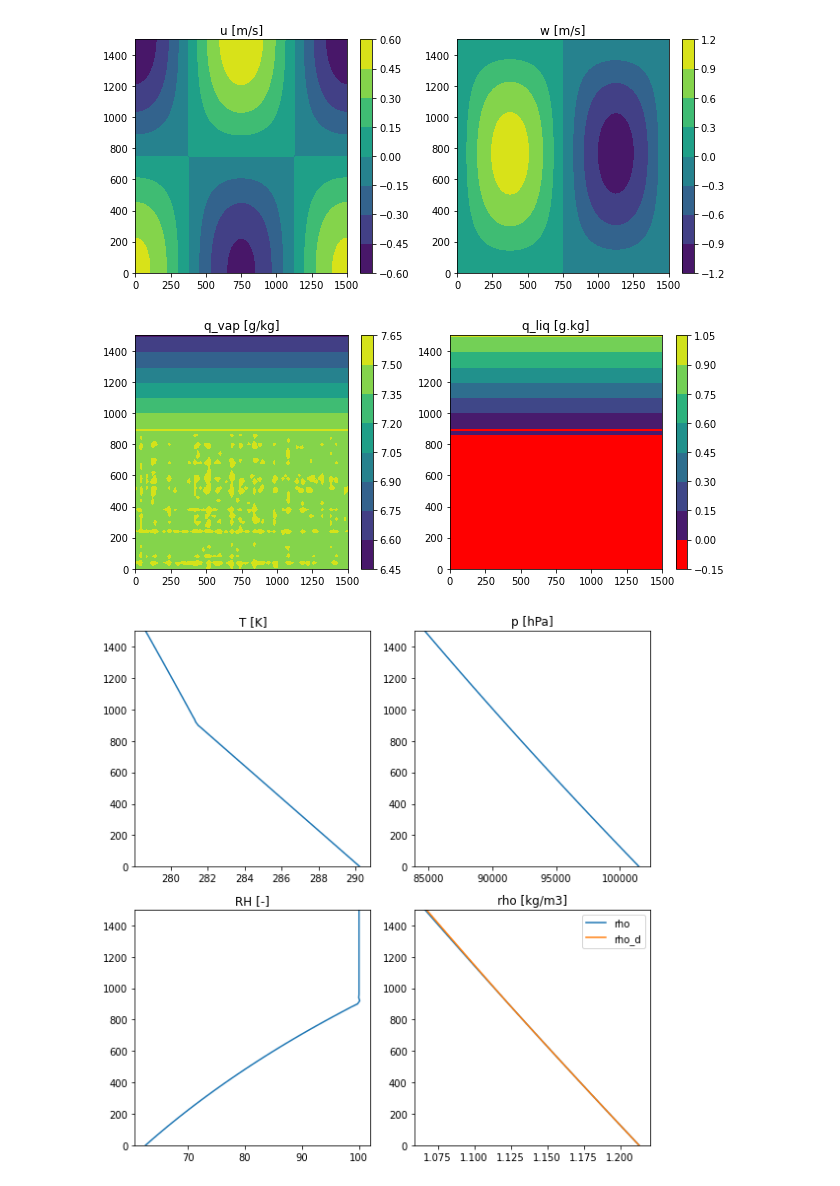
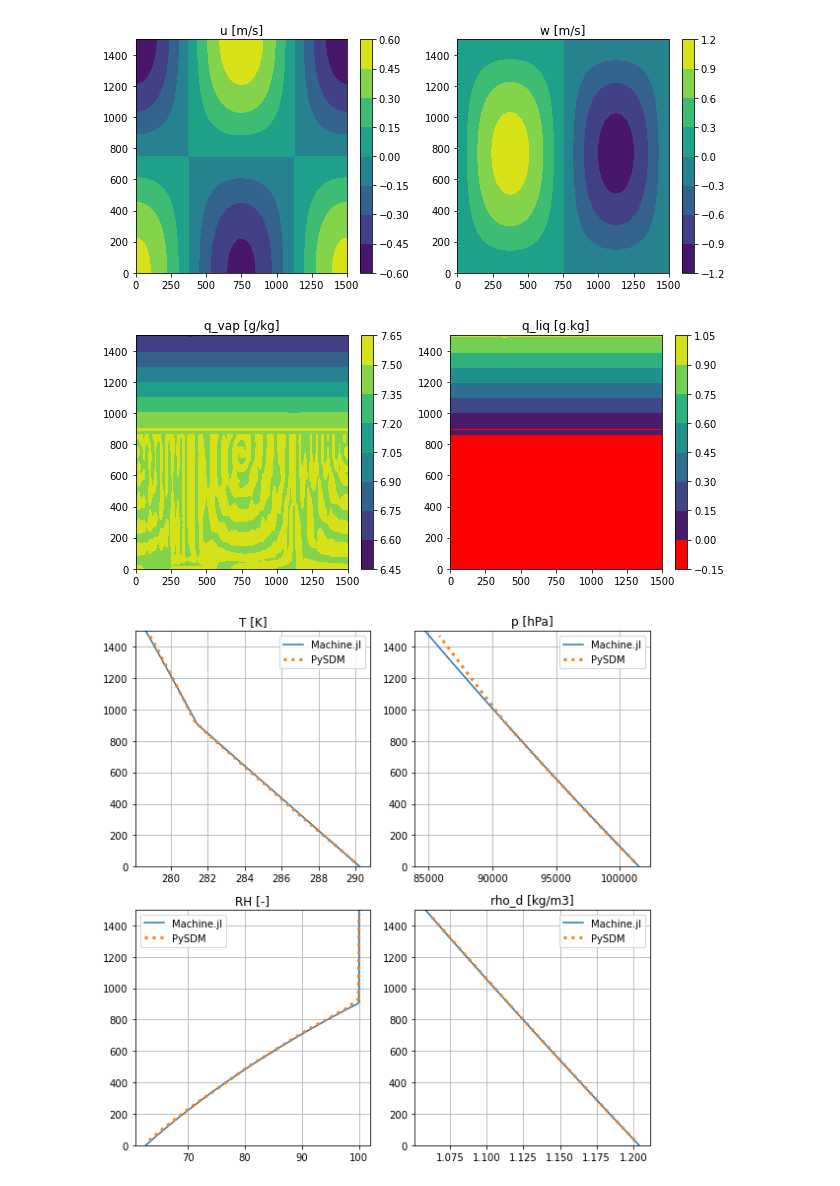
Before and after one commit to slayoo/PySDMachine.jl, a Jupyter notebook: vis/plot_CliMa.ipynb, the cells around one changed output. Saved outputs shown, nothing was run; the diff lists cells and outputs as text; code cells hidden in the pictures.

Commit message:
adding PySDM output file + first PySDM plots in plot_CliMa.ipynb

```diff
--- a/vis/plot_CliMa.ipynb
+++ b/vis/plot_CliMa.ipynb
@@ -36,12 +36,7 @@ def dry_density(rho, p, T, q_tot, q_vap, q_liq):
     Computes dry air density based on air density and water specific humidites.
     """
     q_dry = 1. - q_tot
-    q_vap[q_vap < 0.0] = 0.0
-    q_liq[q_liq < 0.0] = 0.0
-
-    # TODO - what should we do with the liquid water?
-    rho_d = (rho - p / Rd / T / (1/q_vap + 1/eps - 1.)) / q_dry
-
+    rho_d = q_dry * rho
     return rho_d
 # %%
 # read the data
@@ -69,7 +64,7 @@ data_dict = {}
 for var in vars:
     data_dict[var] = np.array(aux_data.variables[var][:])[:, :,  y_idx, :]
 # %%
-t_idx = 0 #[0, 1, ..., 6]
+t_idx = -1 #[0, 1, ..., 6]
 # %%
 # plot velocity field
 fig, axs = plt.subplots(1,2, figsize=(9, 4))
@@ -97,30 +92,42 @@ fig.colorbar(im2, ax=axs[1])
 plt.tight_layout()
 plt.show()
 # %% [output]
-[figure, old version]
+[figure, new version]
 # %%
-#plot initial profiles of T, p, RH, rho (TODO - should be dry density)
+pysdm_dataset = Dataset("../output/PySDM_ICMW_example_2020_10_18.nc", 'r')
+
 rho_d = dry_density(rho[: , :, :],\
                     data_dict["p"],\
                     data_dict["T"],\
                     data_dict["q_tot"],\
                     data_dict["q_vap"],\
                     data_dict["q_liq"])
 fig, axs = plt.subplots(2,2, figsize=(8, 8))
-im1 = axs[0, 0].plot(np.average(data_dict["T"][t_idx, :, :], axis=1), z)
-im2 = axs[0, 1].plot(np.average(data_dict["p"][t_idx, :, :], axis=1), z)
-im3 = axs[1, 0].plot(np.average(data_dict["RH"][t_idx, :, :], axis=1), z)
-im4 = axs[1, 1].plot(np.average(rho[t_idx, :, :], axis=1), z, label="rho")
-im4 = axs[1, 1].plot(np.average(rho_d[t_idx, :, :], axis=1), z, label="rho_d")
-axs[1, 1].legend()
+
+pysdm_common = {'label': 'PySDM', 'linestyle':':', 'linewidth':3}
+
+axs[0, 0].plot(np.average(data_dict["T"][t_idx, :, :], axis=1), z, label="Machine.jl")
+axs[0, 0].plot(np.average(pysdm_dataset['T'][t_idx,:,:], axis=0), pysdm_dataset['Z'], **pysdm_common)
 axs[0, 0].set_title("T [K]")
+
+axs[0, 1].plot(np.average(data_dict["p"][t_idx, :, :], axis=1), z, label="Machine.jl")
+axs[0, 1].plot(np.average(pysdm_dataset['p'][t_idx,:,:], axis=0), pysdm_dataset['Z'], **pysdm_common)
 axs[0, 1].set_title("p [hPa]")
+
+axs[1, 0].plot(np.average(data_dict["RH"][t_idx, :, :], axis=1), z, label="Machine.jl")
+axs[1, 0].plot(np.average(pysdm_dataset['RH'][t_idx,:,:], axis=0), pysdm_dataset['Z'], **pysdm_common)
 axs[1, 0].set_title("RH [-]")
-axs[1, 1].set_title("rho [kg/m3]")
+
+axs[1, 1].plot(np.average(rho_d[t_idx, :, :], axis=1), z, label="Machine.jl")
+axs[1, 1].plot(np.average(pysdm_dataset['rhod'][t_idx,:,:], axis=0), pysdm_dataset['Z'], **pysdm_common)
+axs[1, 1].set_title("rho_d [kg/m3]")
+
 for xx in range(2):
     for yy in range(2):
         axs[xx,yy].set_ylim((0, 1500))
+        axs[xx,yy].legend()
+        axs[xx,yy].grid()
 plt.tight_layout()
 plt.show()
 # %% [output]
-[figure, old version]
+[figure, new version]
```
Also changed, not shown: 1 other file.
